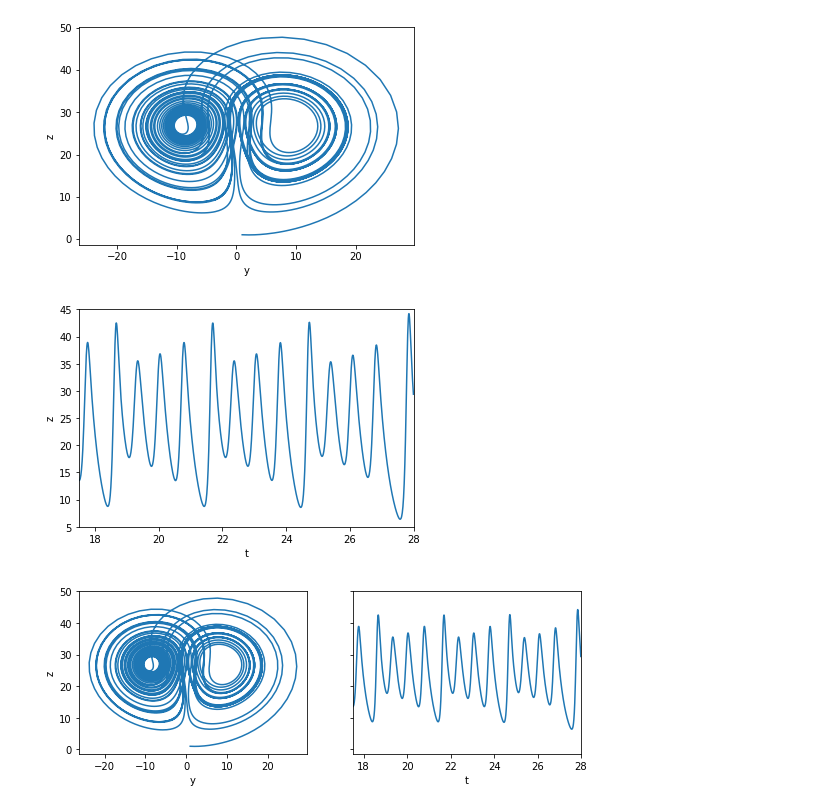
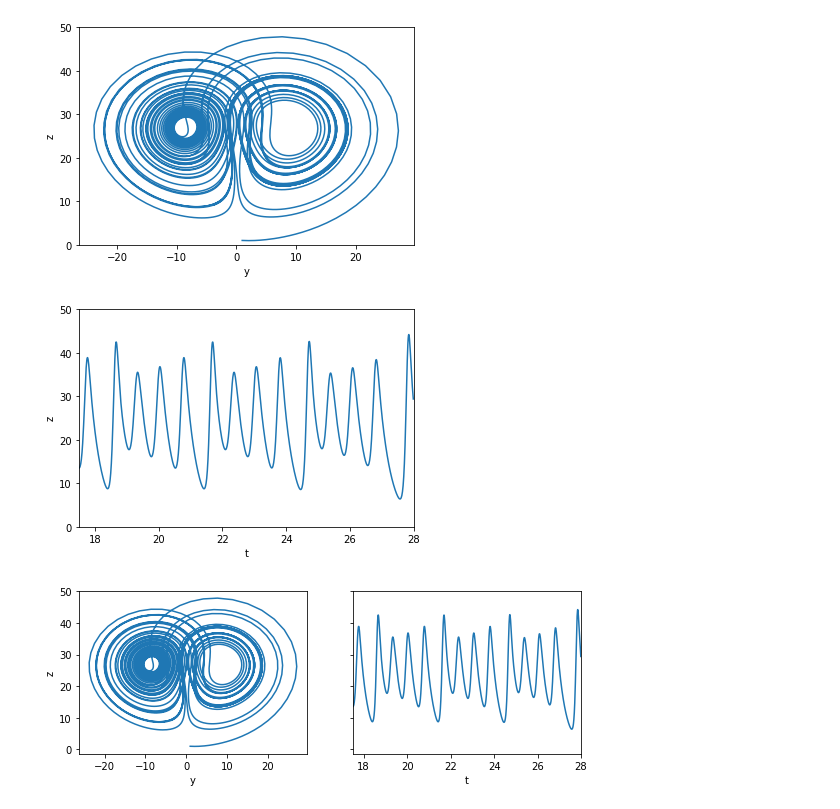
Before and after one commit to ekiMGlz/lyapunov-exp, a Jupyter notebook: lorenz.ipynb, the cells around one changed output. Saved outputs shown, nothing was run; the diff lists cells and outputs as text; code cells hidden in the pictures.

```diff
--- a/lorenz.ipynb
+++ b/lorenz.ipynb
@@ -14,23 +14,24 @@ t = np.arange(0, 40, 0.01)
 xt = integrate.odeint(lorenz, x0, t)
 # %%
 plt.plot(xt[:, 1], xt[:, 2])
+plt.ylim([0, 50])
 plt.xlabel("y")
 plt.ylabel("z")
 #plt.savefig("img/lorenz_yz.png", dpi=300)
 plt.show()
 # %% [output]
-[figure, old version]
+[figure, new version]
 # %%
 start = 1750
 end = 2800
 plt.plot(t[start:end], xt[start:end, 2])
-plt.axis([t[start], t[end], 5, 45])
+plt.axis([t[start], t[end], 0, 50])
 plt.xlabel("t")
 plt.ylabel("z")
 #plt.savefig("img/lorenz_z.png", dpi=300)
 plt.show()
 # %% [output]
-[figure, old version]
+[figure, new version]
 # %%
 fig, ax = plt.subplots(1, 2, figsize=(9, 3), sharey=True)
 ax[0].plot(xt[:, 1], xt[:, 2])
```
Also changed, not shown: parts of 1 cell of this notebook, 1 other file.
